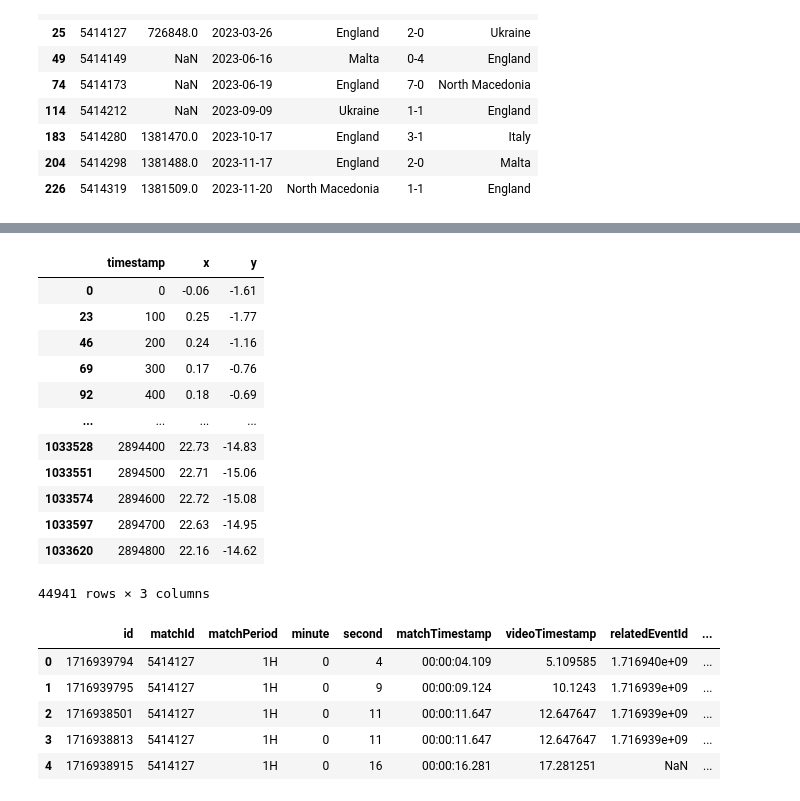
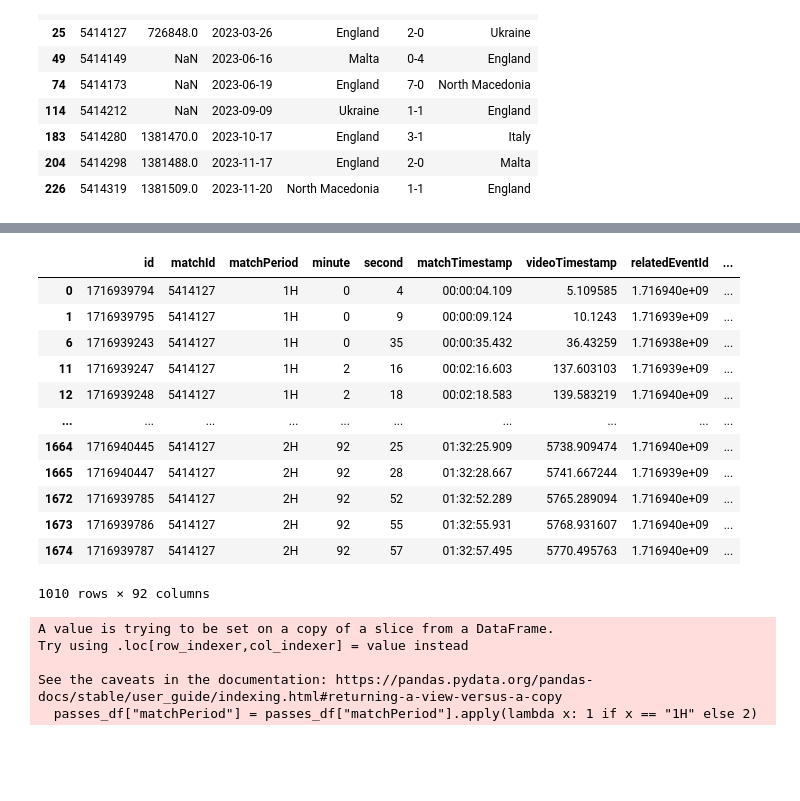
Before and after one commit to iffthomas/Neuer-Ordner, a Jupyter notebook: notebooks/shooting.ipynb, the cells around one changed output, grey strips where cells are left out. Drawn from its saved outputs; the diff is of its cells as text; code cells hidden in the pictures; blank space fills up the shorter version.

```diff
--- a/notebooks/shooting.ipynb
+++ b/notebooks/shooting.ipynb
@@ -130,18 +124,2 @@ sc = ax.scatter(ball_during_game.y, ball_during_game.x, s=1, zorder=2)
-# %%
-ball_during_game
-# %% [output]
-|  | timestamp | x | y |
-| 0 | 0 | -0.06 | -1.61 |
-| 23 | 100 | 0.25 | -1.77 |
-| 46 | 200 | 0.24 | -1.16 |
-| 69 | 300 | 0.17 | -0.76 |
-| 92 | 400 | 0.18 | -0.69 |
-| ... | ... | ... | ... |
-| 1033528 | 2894400 | 22.73 | -14.83 |
-| 1033551 | 2894500 | 22.71 | -15.06 |
-| 1033574 | 2894600 | 22.72 | -15.08 |
-| 1033597 | 2894700 | 22.63 | -14.95 |
-| 1033620 | 2894800 | 22.16 | -14.62 |
-44941 rows × 3 columns
 # %%
 wyscout_event = wyscout_json_to_df(file_name = os.path.join(wyscout_path, f"{wyscout_id}.zip"))
@@ -148,9 +127,16 @@ wyscout_event = wyscout_json_to_df(file_name = os.path.join(wyscout_path, f"{wys
 # %%
-wyscout_event.head()
+wyscout_event
 # %% [output]
 |  | id | matchId | matchPeriod | minute | second | matchTimestamp | videoTimestamp | relatedEventId | ... |
 | 0 | 1716939794 | 5414127 | 1H | 0 | 4 | 00:00:04.109 | 5.109585 | 1.716940e+09 | ... |
 | 1 | 1716939795 | 5414127 | 1H | 0 | 9 | 00:00:09.124 | 10.1243 | 1.716939e+09 | ... |
-| 2 | 1716938501 | 5414127 | 1H | 0 | 11 | 00:00:11.647 | 12.647647 | 1.716939e+09 | ... |
-| 3 | 1716938813 | 5414127 | 1H | 0 | 11 | 00:00:11.647 | 12.647647 | 1.716939e+09 | ... |
-| 4 | 1716938915 | 5414127 | 1H | 0 | 16 | 00:00:16.281 | 17.281251 | NaN | ... |
+| 6 | 1716939243 | 5414127 | 1H | 0 | 35 | 00:00:35.432 | 36.43259 | 1.716938e+09 | ... |
+| 11 | 1716939247 | 5414127 | 1H | 2 | 16 | 00:02:16.603 | 137.603103 | 1.716939e+09 | ... |
+| 12 | 1716939248 | 5414127 | 1H | 2 | 18 | 00:02:18.583 | 139.583219 | 1.716940e+09 | ... |
+| ... | ... | ... | ... | ... | ... | ... | ... | ... | ... |
+| 1664 | 1716940445 | 5414127 | 2H | 92 | 25 | 01:32:25.909 | 5738.909474 | 1.716940e+09 | ... |
+| 1665 | 1716940447 | 5414127 | 2H | 92 | 28 | 01:32:28.667 | 5741.667244 | 1.716939e+09 | ... |
+| 1672 | 1716939785 | 5414127 | 2H | 92 | 52 | 01:32:52.289 | 5765.289094 | 1.716940e+09 | ... |
+| 1673 | 1716939786 | 5414127 | 2H | 92 | 55 | 01:32:55.931 | 5768.931607 | 1.716940e+09 | ... |
+| 1674 | 1716939787 | 5414127 | 2H | 92 | 57 | 01:32:57.495 | 5770.495763 | 1.716940e+09 | ... |
+1010 rows × 92 columns
@@ -160,3 +143,11 @@ wyscout_event = wyscout_event[wyscout_event["type.primary"] == "pass"]
 # %%
 #select_all columns that have pass in it also include these location.x	location.y
-passes_df = wyscout_event.filter(regex='pass|location')
+passes_df = wyscout_event.filter(regex='pass|location|possession.types|team.name|matchPeriod')
+#change matchperiod 1h 2h to 1 or 2
+passes_df["matchPeriod"] = passes_df["matchPeriod"].apply(lambda x: 1 if x == "1H" else 2)
+# %% [output]
+A value is trying to be set on a copy of a slice from a DataFrame.
+Try using .loc[row_indexer,col_indexer] = value instead
+
+See the caveats in the documentation: https://pandas.pydata.org/pandas-docs/stable/user_guide/indexing.html#returning-a-view-versus-a-copy
+  passes_df["matchPeriod"] = passes_df["matchPeriod"].apply(lambda x: 1 if x == "1H" else 2)
```
Also changed, not shown: parts of 13 cells of this notebook.
